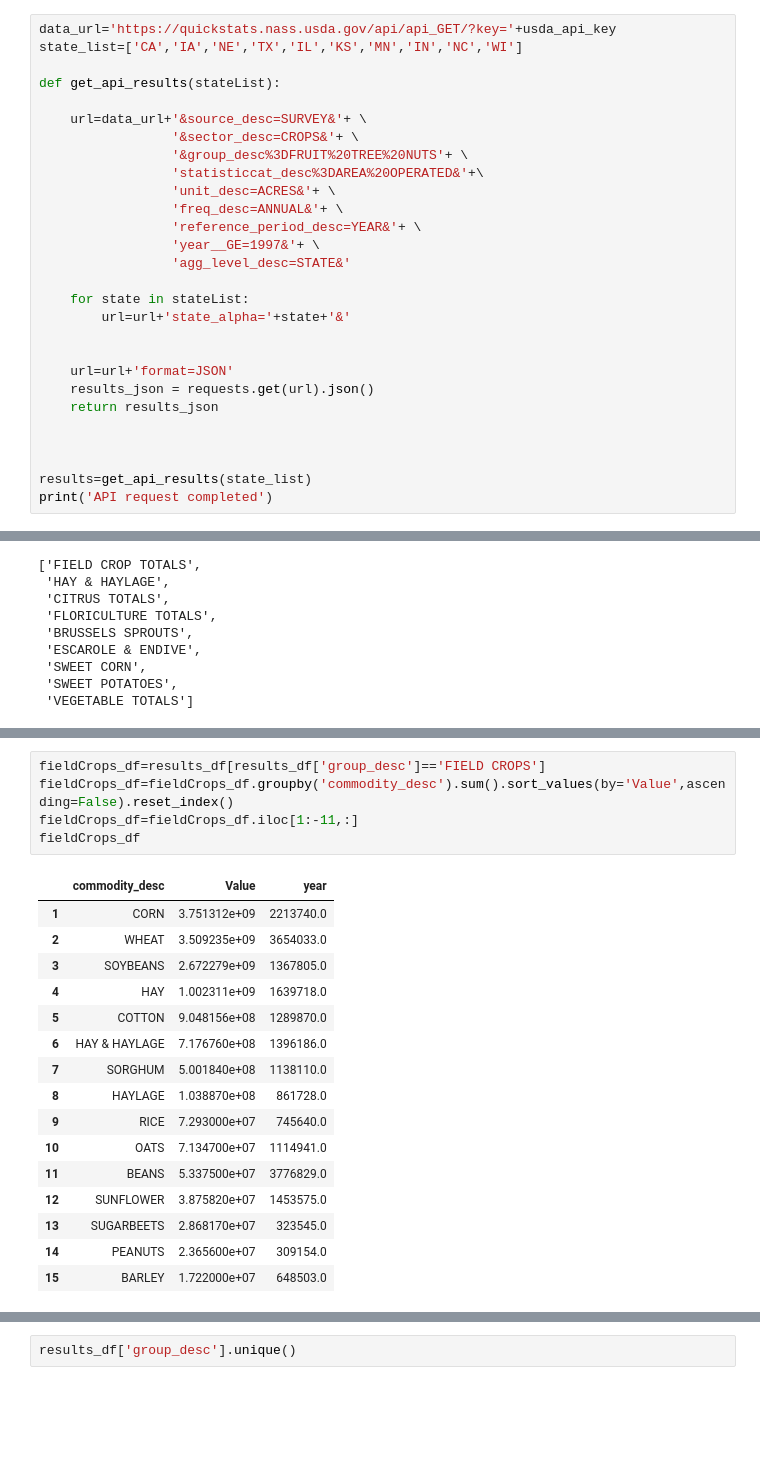
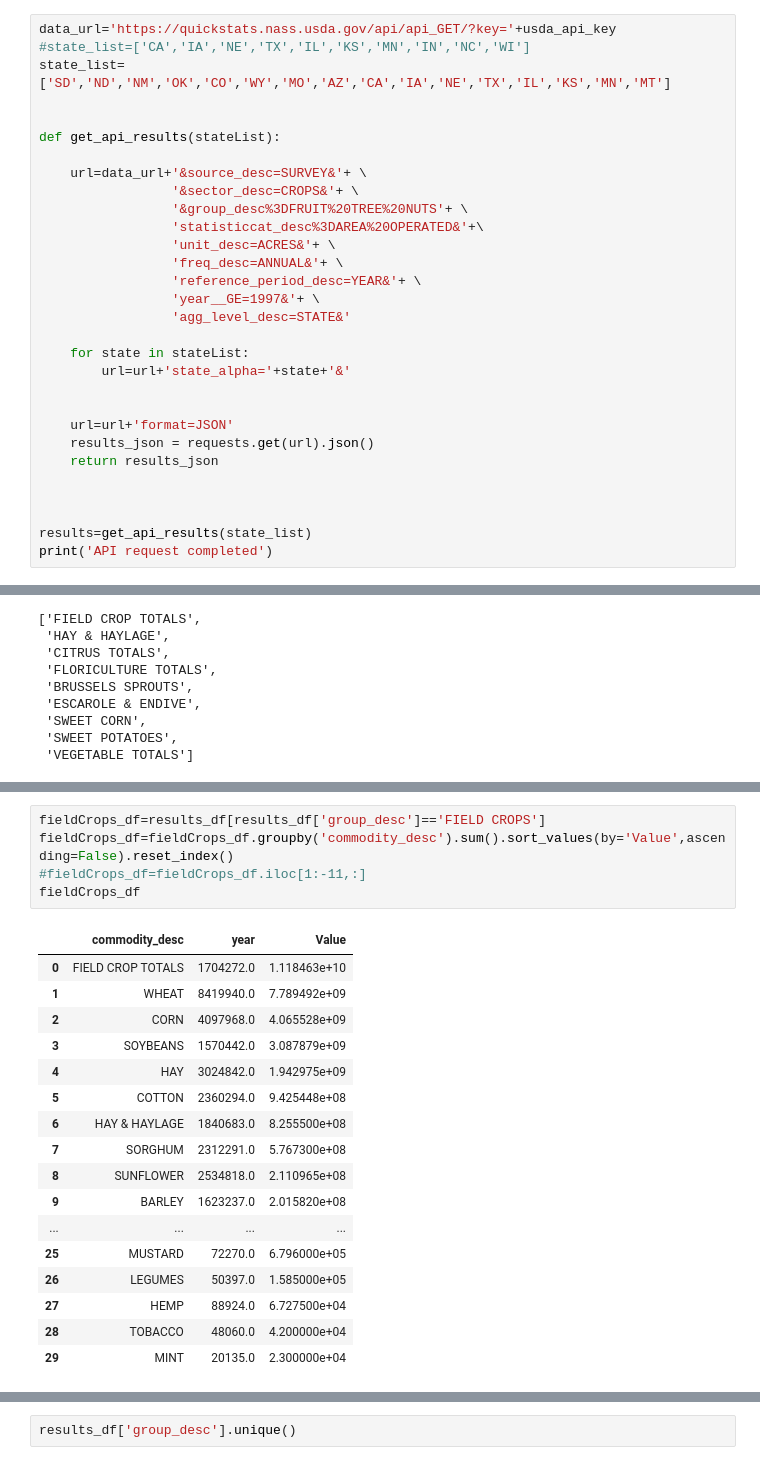
Before and after one commit to DunieCarrasco/Project-3, a Jupyter notebook: usdaPy.ipynb, the cells around one changed output, grey strips where cells are left out. Cells and saved outputs as stored; diff of their text form; blank space fills up the shorter version.

Commit message:
new states added

```diff
--- a/usdaPy.ipynb
+++ b/usdaPy.ipynb
@@ -57,7 +57,9 @@ api_params
 <h3> API Request for All the Operated Farms in Acres Since 1997 </h3>
 # %%
 data_url='https://quickstats.nass.usda.gov/api/api_GET/?key='+usda_api_key
-state_list=['CA','IA','NE','TX','IL','KS','MN','IN','NC','WI']
+#state_list=['CA','IA','NE','TX','IL','KS','MN','IN','NC','WI']
+state_list=['SD','ND','NM','OK','CO','WY','MO','AZ','CA','IA','NE','TX','IL','KS','MN','MT']
+
 
 def get_api_results(stateList):
 
@@ -266,25 +277,26 @@ results_df.groupby('group_desc').sum().sort_values(by='Value',ascending=False)
 # %%
 fieldCrops_df=results_df[results_df['group_desc']=='FIELD CROPS']
 fieldCrops_df=fieldCrops_df.groupby('commodity_desc').sum().sort_values(by='Value',ascending=False).reset_index()
-fieldCrops_df=fieldCrops_df.iloc[1:-11,:]
+#fieldCrops_df=fieldCrops_df.iloc[1:-11,:]
 fieldCrops_df
 # %% [output]
-|  | commodity_desc | Value | year |
-| 1 | CORN | 3.751312e+09 | 2213740.0 |
-| 2 | WHEAT | 3.509235e+09 | 3654033.0 |
-| 3 | SOYBEANS | 2.672279e+09 | 1367805.0 |
-| 4 | HAY | 1.002311e+09 | 1639718.0 |
-| 5 | COTTON | 9.048156e+08 | 1289870.0 |
-| 6 | HAY & HAYLAGE | 7.176760e+08 | 1396186.0 |
-| 7 | SORGHUM | 5.001840e+08 | 1138110.0 |
-| 8 | HAYLAGE | 1.038870e+08 | 861728.0 |
-| 9 | RICE | 7.293000e+07 | 745640.0 |
-| 10 | OATS | 7.134700e+07 | 1114941.0 |
-| 11 | BEANS | 5.337500e+07 | 3776829.0 |
-| 12 | SUNFLOWER | 3.875820e+07 | 1453575.0 |
-| 13 | SUGARBEETS | 2.868170e+07 | 323545.0 |
-| 14 | PEANUTS | 2.365600e+07 | 309154.0 |
-| 15 | BARLEY | 1.722000e+07 | 648503.0 |
+|  | commodity_desc | year | Value |
+| 0 | FIELD CROP TOTALS | 1704272.0 | 1.118463e+10 |
+| 1 | WHEAT | 8419940.0 | 7.789492e+09 |
+| 2 | CORN | 4097968.0 | 4.065528e+09 |
+| 3 | SOYBEANS | 1570442.0 | 3.087879e+09 |
+| 4 | HAY | 3024842.0 | 1.942975e+09 |
+| 5 | COTTON | 2360294.0 | 9.425448e+08 |
+| 6 | HAY & HAYLAGE | 1840683.0 | 8.255500e+08 |
+| 7 | SORGHUM | 2312291.0 | 5.767300e+08 |
+| 8 | SUNFLOWER | 2534818.0 | 2.110965e+08 |
+| 9 | BARLEY | 1623237.0 | 2.015820e+08 |
+| ... | ... | ... | ... |
+| 25 | MUSTARD | 72270.0 | 6.796000e+05 |
+| 26 | LEGUMES | 50397.0 | 1.585000e+05 |
+| 27 | HEMP | 88924.0 | 6.727500e+04 |
+| 28 | TOBACCO | 48060.0 | 4.200000e+04 |
+| 29 | MINT | 20135.0 | 2.300000e+04 |
 # %%
 vegetables_df=results_df[results_df['group_desc']=='VEGETABLES']
 vegetables_df=vegetables_df.groupby('commodity_desc').sum().sort_values(by='Value',ascending=False).reset_index()
```
Also changed, not shown: parts of 35 cells of this notebook, 4 other files.
